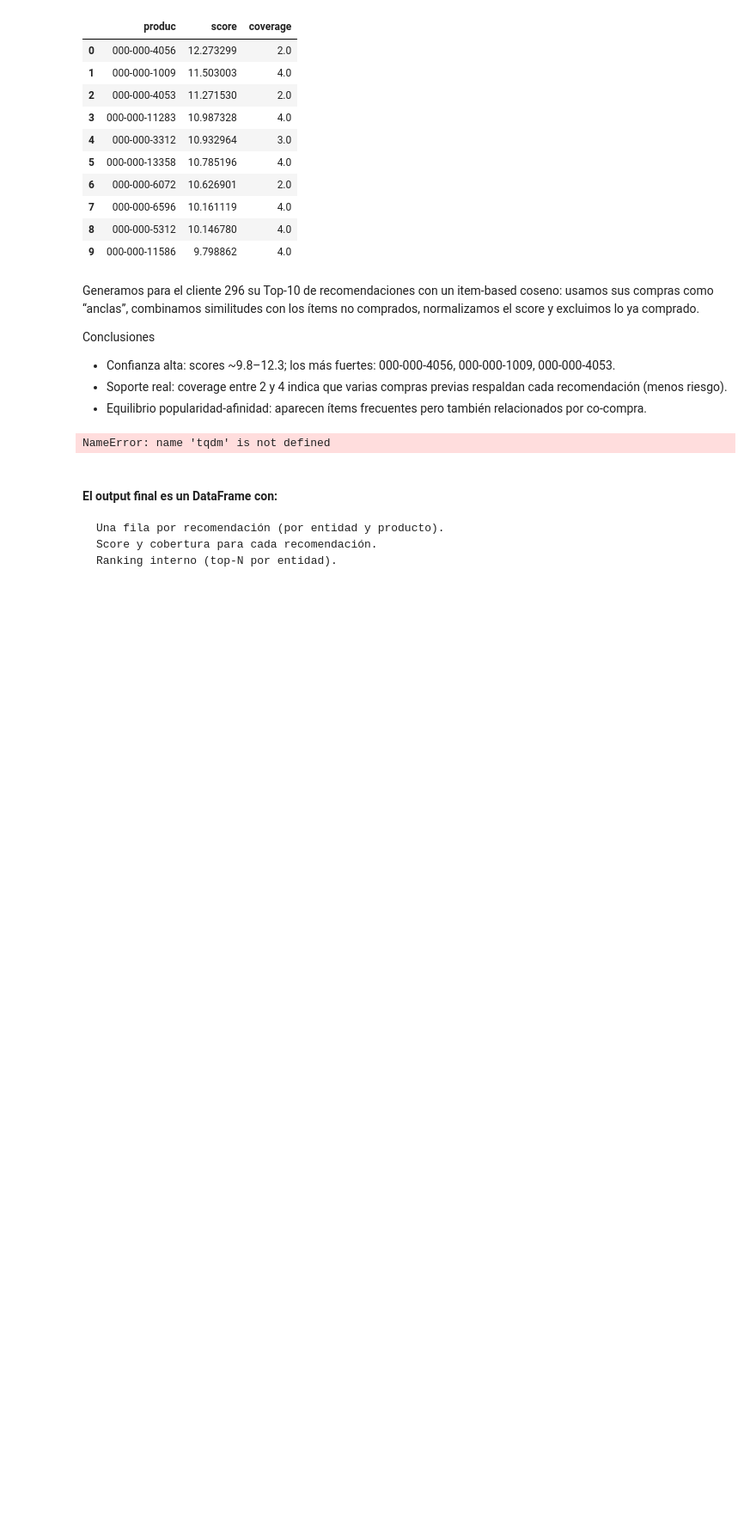
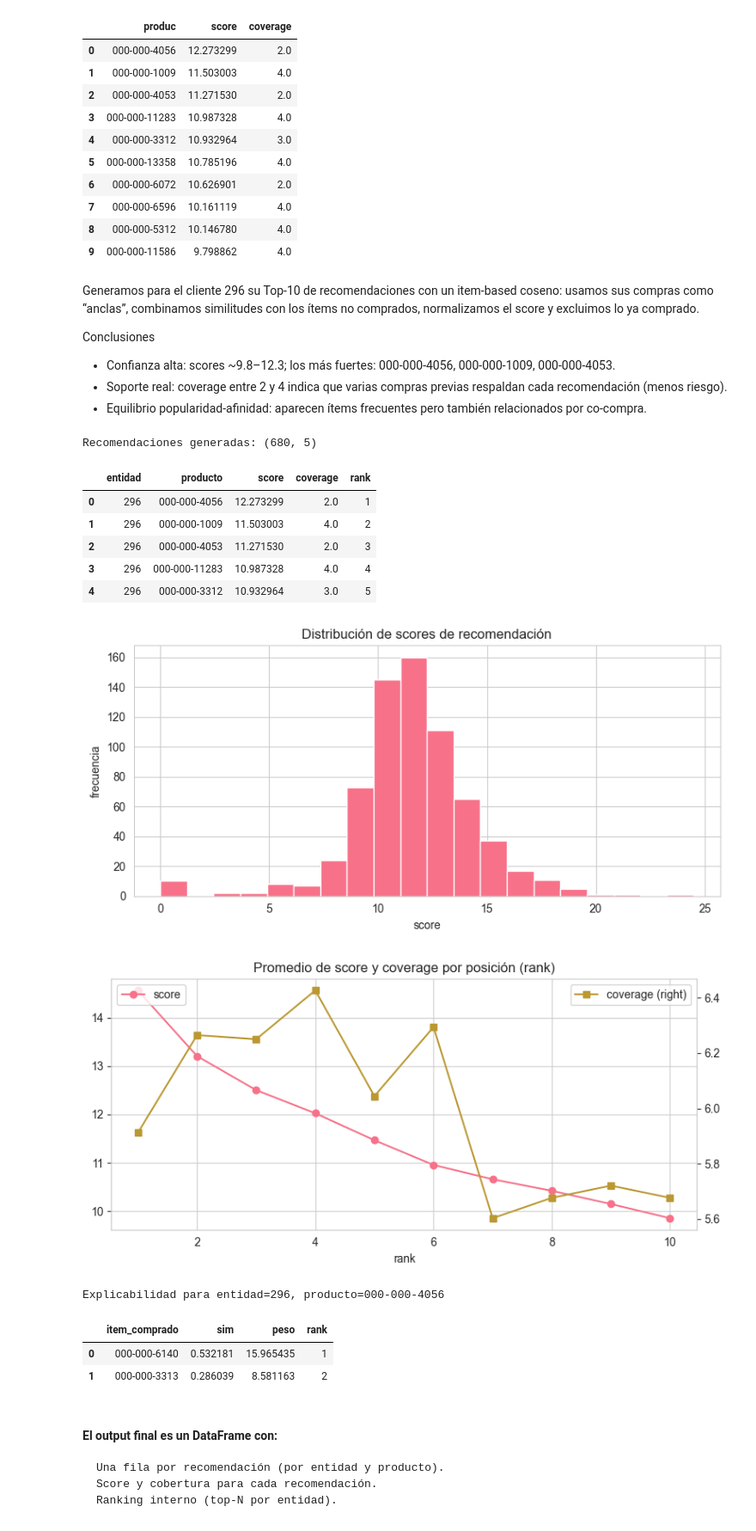
Before and after one commit to SantiagoCastellanos14/m11-practico1-eda, a Jupyter notebook: notebooks/practico_3_eda.ipynb, the cells around one changed output. Shown at 86% size. Saved outputs shown, nothing was run; the diff lists cells and outputs as text; code cells hidden in the pictures; blank space fills up the shorter version.

```diff
--- a/notebooks/practico_3_eda.ipynb
+++ b/notebooks/practico_3_eda.ipynb
@@ -1253,7 +1253,7 @@ def generar_recos_batch(k=10, min_sim=0.05, intra_cluster=False):
     Retorna un DataFrame largo con columnas: entidad, producto, score, coverage, rank.
     """
     todas = []
-    for ent in tqdm(entities, desc="Recomendando"):
+    for ent in entities:
         df_rec = recomendar_para_entidad(ent, k=k, min_sim=min_sim,
                                          intra_cluster=intra_cluster, plot=False)
         if len(df_rec) == 0:
@@ -1271,34 +1271,46 @@ recos_all = generar_recos_batch(k=10, min_sim=0.05, intra_cluster=False)
 print("Recomendaciones generadas:", recos_all.shape)
 display(recos_all.head())
 
 # Visualizaciones rápidas de diagnóstico
 if len(recos_all) > 0:
     # Distribución de scores
     plt.figure(figsize=(8,4))
     recos_all["score"].plot(kind="hist", bins=20)
     plt.title("Distribución de scores de recomendación")
     plt.xlabel("score"); plt.ylabel("frecuencia")
     plt.tight_layout(); plt.show()
 
     # Coverage vs score (promedio por rank)
     tmp = recos_all.groupby("rank")[["score", "coverage"]].mean()
     ax = tmp["score"].plot(kind="line", figsize=(8,4), marker="o", label="score")
     ax2 = tmp["coverage"].plot(kind="line", marker="s", secondary_y=True, label="coverage")
     ax.set_title("Promedio de score y coverage por posición (rank)")
     ax.set_xlabel("rank")
     ax.legend(loc="upper left")
     ax2.legend(loc="upper right")
     plt.tight_layout(); plt.show()
 
 # Ejemplo de explicabilidad
 if len(recos_all) > 0:
     ejemplo_ent = recos_all.iloc[0]["entidad"]
     ejemplo_prod = recos_all.iloc[0]["producto"]
     print(f"Explicabilidad para entidad={ejemplo_ent}, producto={ejemplo_prod}")
     expl = explicar_contribucion(ejemplo_ent, ejemplo_prod, top_m=5, min_sim=0.05)
     display(expl)
 # %% [output]
-NameError: name 'tqdm' is not defined
+Recomendaciones generadas: (680, 5)
+|  | entidad | producto | score | coverage | rank |
+| 0 | 296 | 000-000-4056 | 12.273299 | 2.0 | 1 |
+| 1 | 296 | 000-000-1009 | 11.503003 | 4.0 | 2 |
+| 2 | 296 | 000-000-4053 | 11.271530 | 2.0 | 3 |
+| 3 | 296 | 000-000-11283 | 10.987328 | 4.0 | 4 |
+| 4 | 296 | 000-000-3312 | 10.932964 | 3.0 | 5 |
+[figure, added]
+[figure, added]
+Explicabilidad para entidad=296, producto=000-000-4056
+|  | item_comprado | sim | peso | rank |
+| 0 | 000-000-6140 | 0.532181 | 15.965435 | 1 |
+| 1 | 000-000-3313 | 0.286039 | 8.581163 | 2 |
 # %% [markdown]
 #### El output final es un DataFrame con:
 
```
Also changed, not shown: parts of 47 cells of this notebook.
